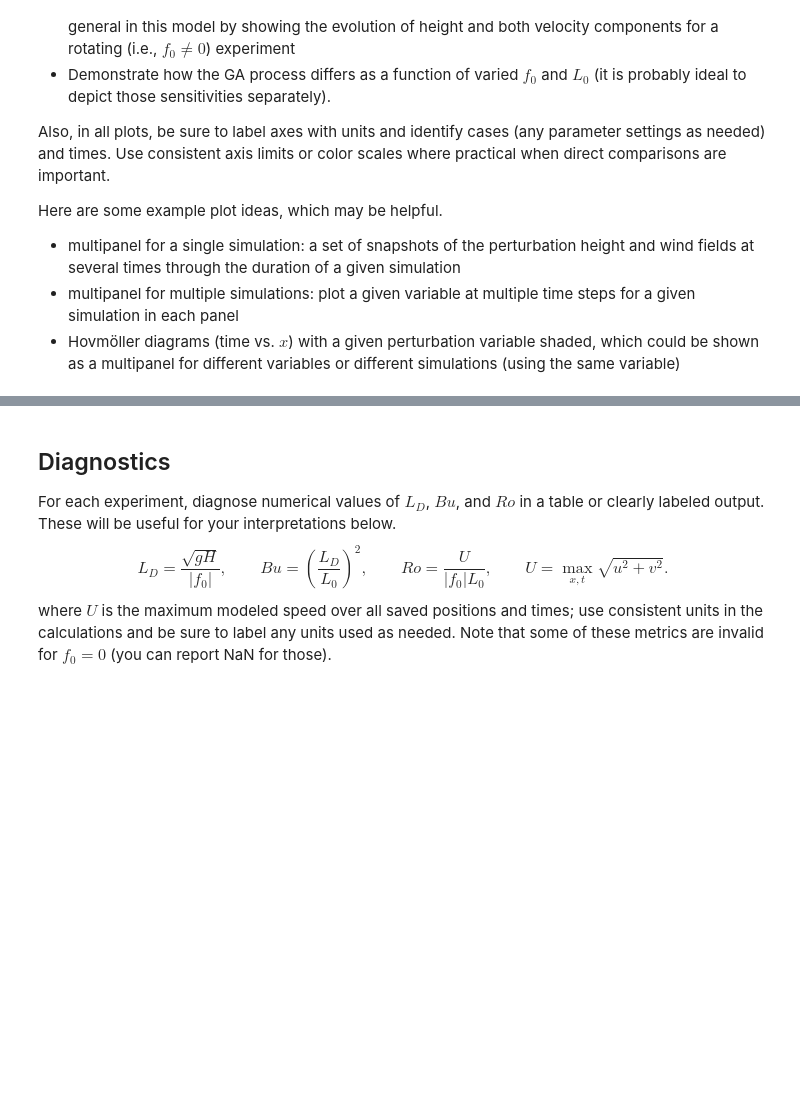
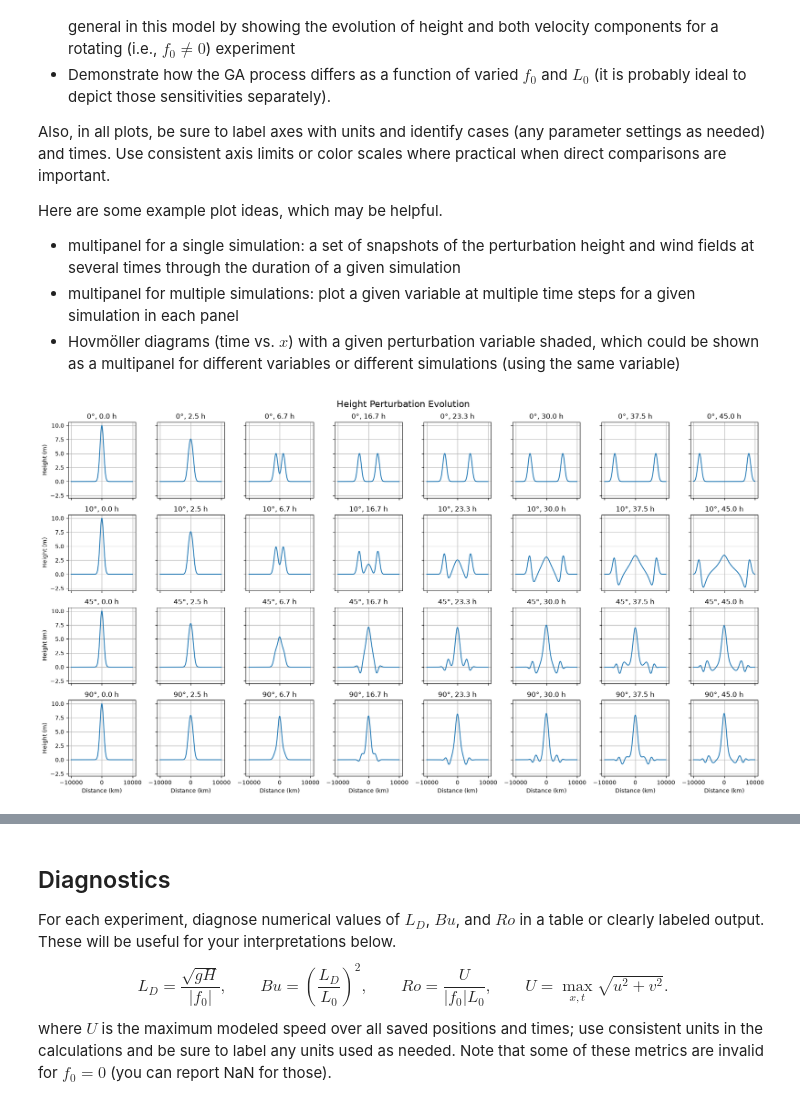
Before and after one commit to rylandlopez24/metr5003, a Jupyter notebook: lab2_geostrophic_adjustment.ipynb, the cells around one changed output, grey strips where cells are left out. Drawn from its saved outputs; the diff is of its cells as text; code cells hidden in the pictures; blank space fills up the shorter version.

```diff
--- a/lab2_geostrophic_adjustment.ipynb
+++ b/lab2_geostrophic_adjustment.ipynb
@@ -302,40 +288,41 @@ Here are some example plot ideas, which may be helpful.
 # %%
 cases = [("0°", zerodeg),("10°", tendeg),("45°", fortyfivedeg),("90°", ninetyndeg)]
 
-# figure with 4 rows and 6 columns
-fig, axes = plt.subplots(4, 6, figsize=(18, 10), sharex=True, sharey=True)
+time_indices = [0,15,40, 100, 140, 180,225,270]
+
+# figure with 4 rows and 8 columns
+fig, axes = plt.subplots(4, 8, figsize=(18, 10), sharex=True, sharey=True)
 
 for row, (label, case) in enumerate(cases):
 
 
-    time_indices = [0,6600,27000, 46800, 78000, 104400]
+
 
 
     for col, idx in enumerate(time_indices):
 
         ax = axes[row, col]
 
         # Plot height
-        ax.plot(
-            case["x"] / 1000,
-            case["h"][idx]
-        )
+        ax.plot(case["x"] / 1000, case["h"][idx])
 
         # Time in hours
         time_hours = case["time"][idx] / 3600
 
         ax.set_title(f"{label}, {time_hours:.1f} h")
 
         ax.grid(True)
 
 # Axis labels
 for ax in axes[-1, :]:
     ax.set_xlabel("Distance (km)")
 
 for ax in axes[:, 0]:
     ax.set_ylabel("Height (m)")
 
 fig.suptitle("Height Perturbation Evolution", fontsize=16)
 
 plt.tight_layout()
 plt.show()
+# %% [output]
+[figure, added]
```
Also changed, not shown: parts of 6 cells of this notebook.
